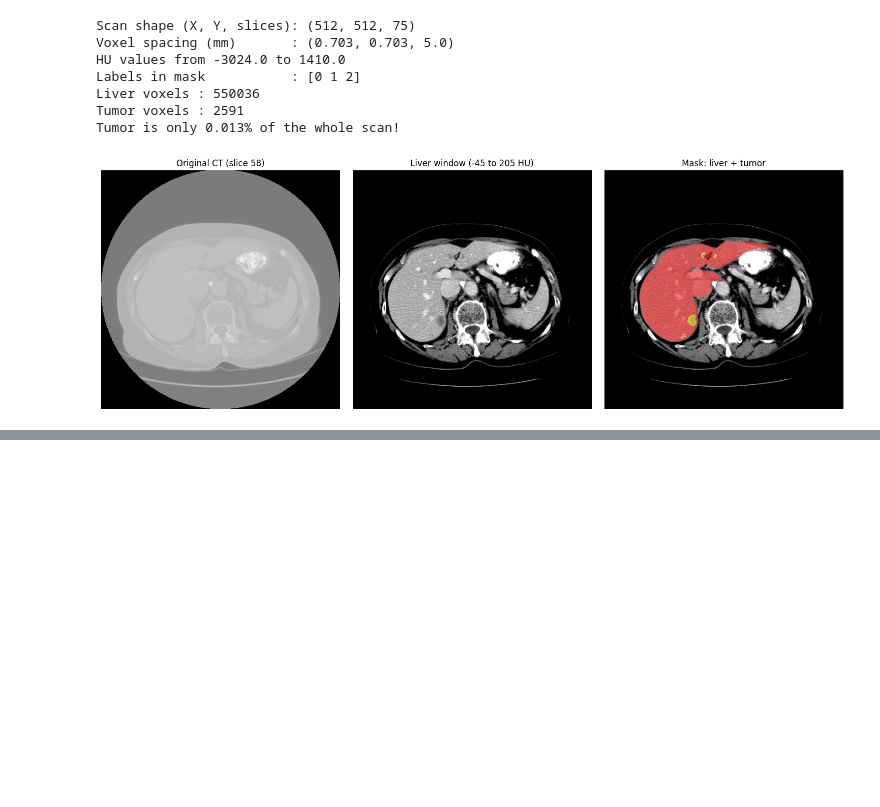
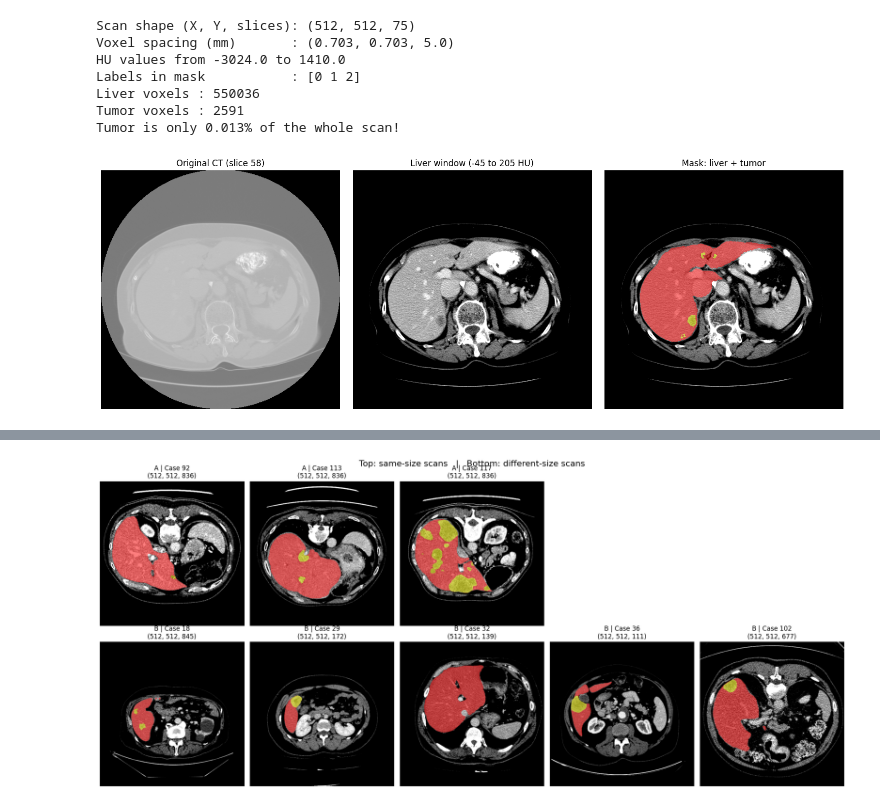
Before and after one commit to azkas268-code/liver-tumor-thesis., a Jupyter notebook: Liver_Tumor_Thesis_ipynb_.ipynb, the cells around one changed output, grey strips where cells are left out. Cells and saved outputs as stored; diff of their text form; code cells hidden in the pictures; blank space fills up the shorter version.

```diff
--- a/Liver_Tumor_Thesis_ipynb_.ipynb
+++ b/Liver_Tumor_Thesis_ipynb_.ipynb
@@ -374,3 +399,82 @@ plt.savefig('/content/drive/MyDrive/thesis/results/figures/step2_case0.png', dpi
 plt.show()
 # %% [output]
 [figure]
+# %%
+# Cell 2.7: Compare same-size scans vs different-size scans
+import random
+import pandas as pd
+import matplotlib.pyplot as plt
+
+# 1. Read only the size info of every scan (fast, no full loading)
+info = []
+for i in ids:
+    img = nib.load(vol_map[i])
+    info.append({'case': i,
+                 'shape': img.shape,
+                 'slice_thickness_mm': round(float(img.header.get_zooms()[2]), 2)})
+info = pd.DataFrame(info)
+
+print("Number of different scan sizes:", info['shape'].nunique())
+print("\nMost common sizes:")
+print(info['shape'].value_counts().head(5))
+
+random.seed(42)   # same result every time
+
+# 2. GROUP A: 5 random scans with the SAME size (most common size)
+common_shape = info['shape'].value_counts().index[0]
+same_cases = list(info[info['shape'] == common_shape]['case'])
+group_a = sorted(random.sample(same_cases, min(5, len(same_cases))))
+
+# 3. GROUP B: 5 random scans that all have DIFFERENT sizes
+#    (one scan from each of 5 randomly chosen sizes, not the common size)
+other = info[info['shape'] != common_shape]
+shapes = random.sample(list(other['shape'].unique()), 5)
+group_b = sorted(random.choice(list(other[other['shape'] == s]['case'])) for s in shapes)
+
+print(f"\nGroup A (same size {common_shape}):", group_a)
+print("Group B (different sizes)         :", group_b)
+
+# 4. Statistics + pictures
+rows = []
+fig, ax = plt.subplots(2, 5, figsize=(20, 9))
+
+for r, (group_name, group) in enumerate([('A: same size', group_a), ('B: different size', group_b)]):
+    for k, i in enumerate(group):
+        img = nib.load(vol_map[i])
+        ct = np.asanyarray(img.dataobj)
+        m  = np.asanyarray(nib.load(seg_map[i]).dataobj).astype(np.uint8)
+
+        rows.append({
+            'group': group_name,
+            'case': i,
+            'shape': ct.shape,
+            'slice_thickness_mm': round(float(img.header.get_zooms()[2]), 2),
+            'liver_%': round(100 * (m == 1).sum() / m.size, 3),
+            'tumor_%': round(100 * (m == 2).sum() / m.size, 3),
+            'has_tumor': bool((m == 2).any()),
+        })
+
+        t = (m == 2).sum(axis=(0, 1))
+        z = int(np.argmax(t)) if t.max() > 0 else int(np.argmax((m == 1).sum(axis=(0, 1))))
+        ct_w = np.clip(np.rot90(ct[:, :, z]), -45, 205)
+        ms   = np.rot90(m[:, :, z])
+        a = ax[r, k]
+        a.imshow(ct_w, cmap='gray')
+        a.imshow(np.ma.masked_where(ms == 0, ms), cmap='autumn', alpha=0.5)
+        a.set_title(f'{group_name[0]} | Case {i}\n{ct.shape}')
+        a.axis('off')
+
+  # hide empty boxes if a group has fewer than 5 scans
+for r, group in enumerate([group_a, group_b]):
+    for k in range(len(group), 5):
+        ax[r, k].axis('off')
+
+plt.suptitle('Top: same-size scans   |   Bottom: different-size scans', fontsize=16)
+plt.tight_layout()
+plt.savefig('/content/drive/MyDrive/thesis/results/figures/step2_same_vs_different.png', dpi=150)
+plt.show()
+
+df = pd.DataFrame(rows)
+df.to_csv('/content/drive/MyDrive/thesis/results/csv/lits_same_vs_different.csv', index=False)
+print(df.to_string(index=False))
+# %% [output]
@@ -376,0 +494 @@ plt.show()
+[figure, added]
```
Also changed, not shown: parts of 19 cells of this notebook.
